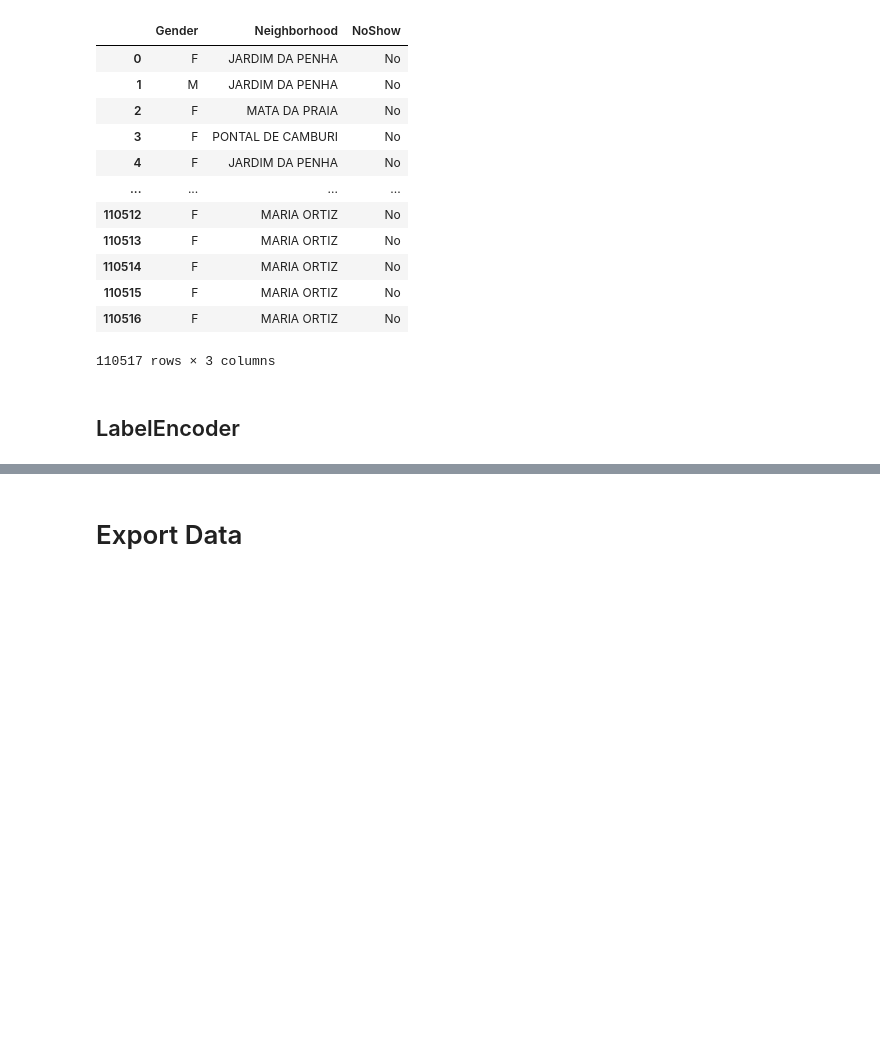
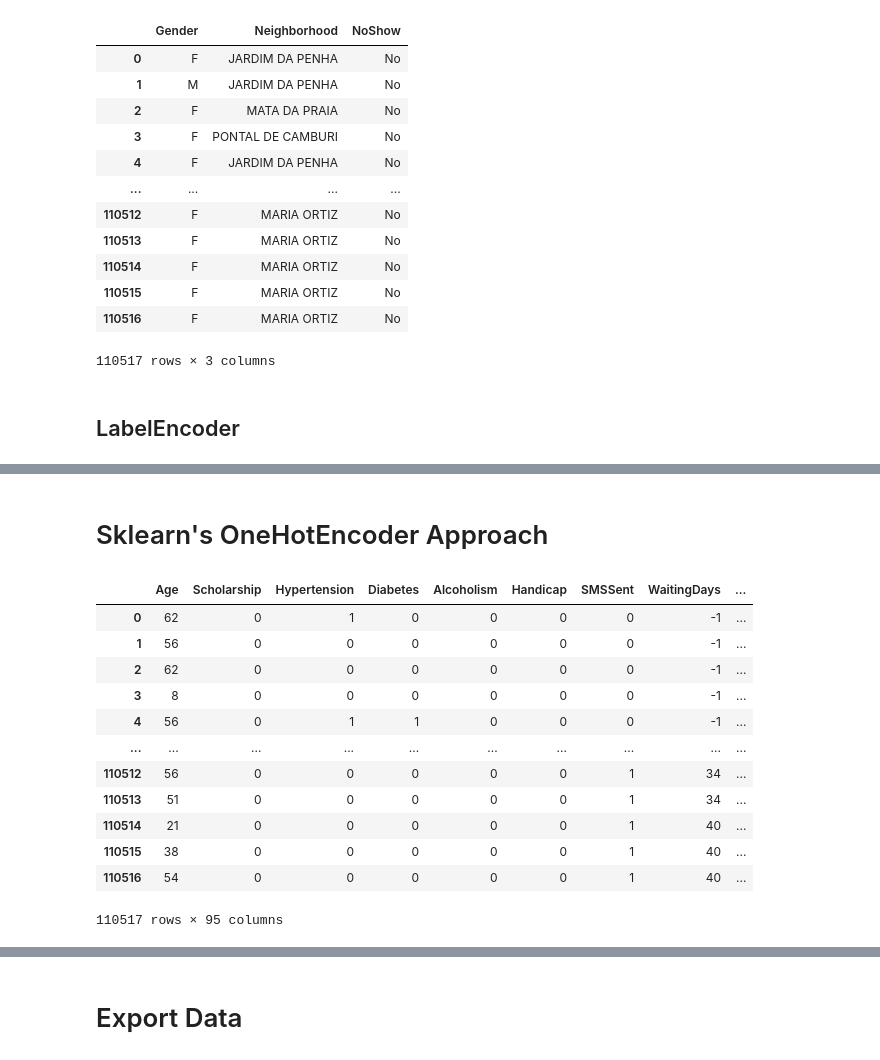
Before and after one commit to asaadkhattab/MedicalAppointmentNoShowsCapstone, a Jupyter notebook: 4_Preprocessing.ipynb, the cells around one changed output, grey strips where cells are left out. Saved outputs shown, nothing was run; the diff lists cells and outputs as text; code cells hidden in the pictures; blank space fills up the shorter version.

Commit message:
ohe feature names

```diff
--- a/4_Preprocessing.ipynb
+++ b/4_Preprocessing.ipynb
@@ -126,0 +160,32 @@ df_gd.head()
+# %% [markdown]
+# Sklearn's OneHotEncoder Approach
+# %%
+categorical_features = ['Gender','NoShow','Neighborhood']
+
+ohe = OneHotEncoder(sparse=True, drop='first', handle_unknown='error')
+
+
+encoded = pd.DataFrame(ohe.fit_transform(df[categorical_features]).toarray(), \
+                                columns=ohe.get_feature_names(categorical_features))
+
+dropped_cols = df.drop(columns=categorical_features)
+
+
+#df_ohe = data_hot_encoded_drop.join(data_hot_encoded)
+df_ohe = pd.concat([dropped_cols,encoded],axis=1)
+
+df_ohe
+# %% [output]
+|  | Age | Scholarship | Hypertension | Diabetes | Alcoholism | Handicap | SMSSent | WaitingDays | ... |
+| 0 | 62 | 0 | 1 | 0 | 0 | 0 | 0 | -1 | ... |
+| 1 | 56 | 0 | 0 | 0 | 0 | 0 | 0 | -1 | ... |
+| 2 | 62 | 0 | 0 | 0 | 0 | 0 | 0 | -1 | ... |
+| 3 | 8 | 0 | 0 | 0 | 0 | 0 | 0 | -1 | ... |
+| 4 | 56 | 0 | 1 | 1 | 0 | 0 | 0 | -1 | ... |
+| ... | ... | ... | ... | ... | ... | ... | ... | ... | ... |
+| 110512 | 56 | 0 | 0 | 0 | 0 | 0 | 1 | 34 | ... |
+| 110513 | 51 | 0 | 0 | 0 | 0 | 0 | 1 | 34 | ... |
+| 110514 | 21 | 0 | 0 | 0 | 0 | 0 | 1 | 40 | ... |
+| 110515 | 38 | 0 | 0 | 0 | 0 | 0 | 1 | 40 | ... |
+| 110516 | 54 | 0 | 0 | 0 | 0 | 0 | 1 | 40 | ... |
+110517 rows × 95 columns
```
Also changed, not shown: parts of 20 cells of this notebook.
